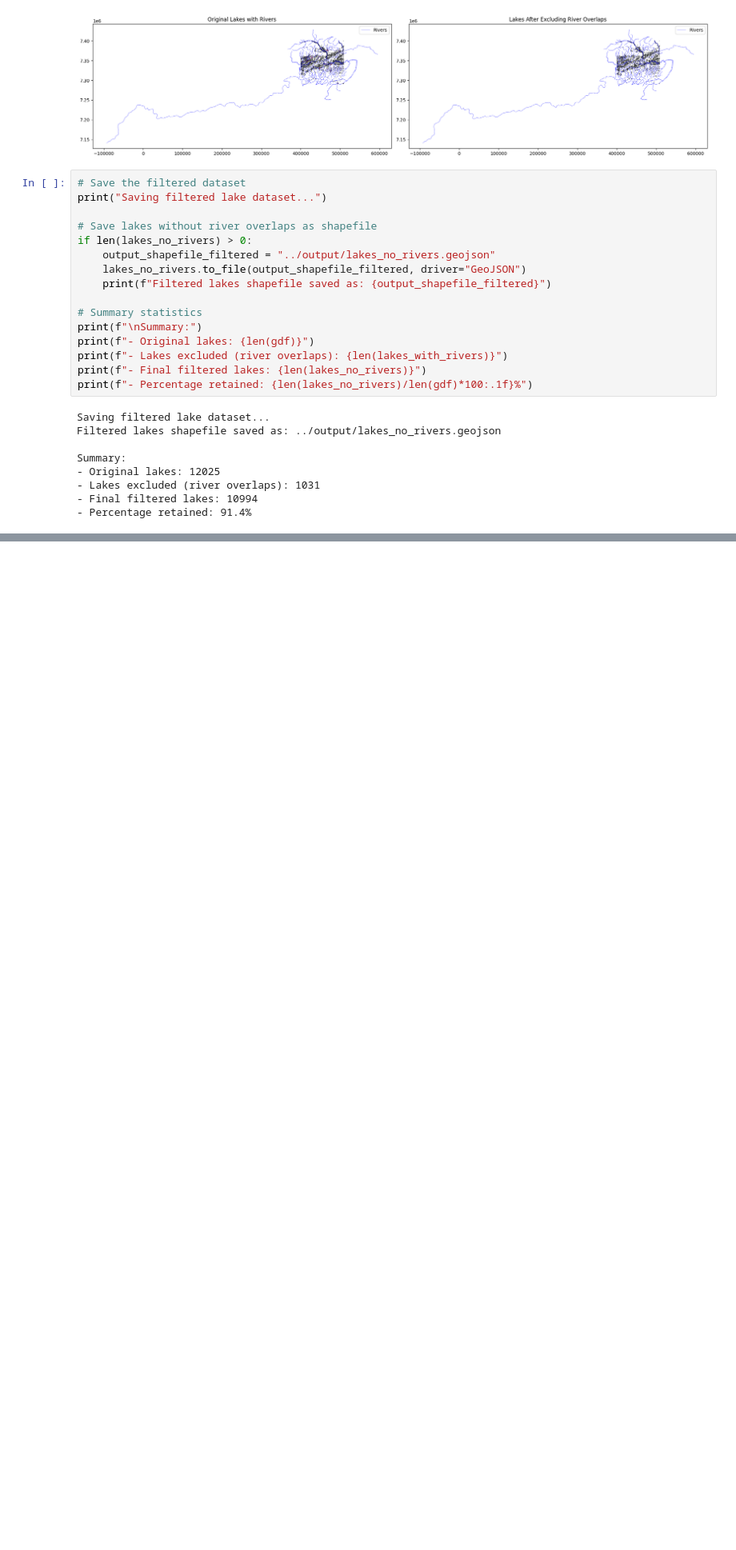
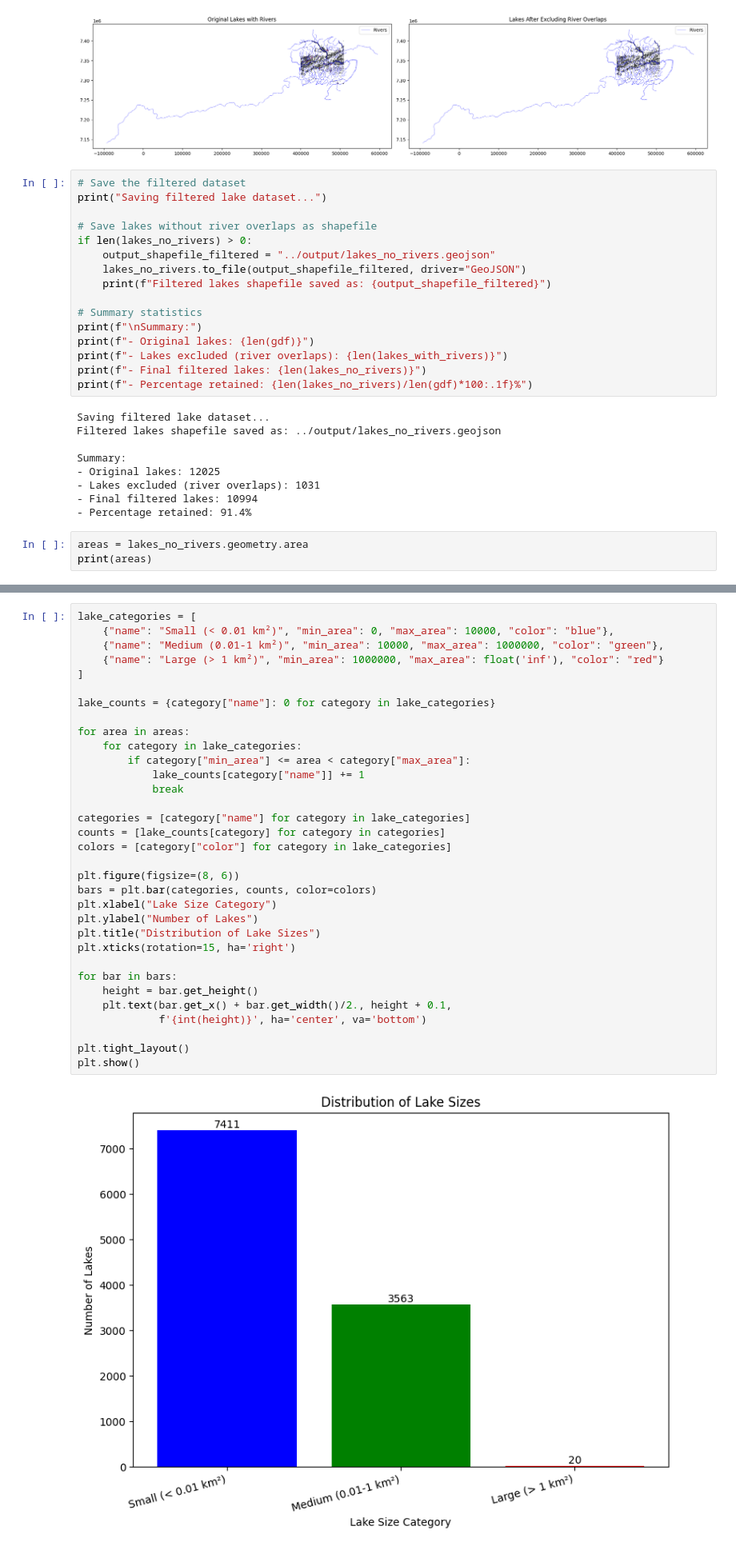
Before and after one commit to ajijohn/arcticlakecarbonprediction, a Jupyter notebook: notebooks/lakes.ipynb, the cells around one changed output, grey strips where cells are left out. Shown at 80% size. Cells and saved outputs as stored; diff of their text form; blank space fills up the shorter version.

Commit message:
add lake area distribution after rivers removed (incomplete)

```diff
--- a/notebooks/lakes.ipynb
+++ b/notebooks/lakes.ipynb
@@ -507,3 +477,6 @@ Summary:
 - Lakes excluded (river overlaps): 1031
 - Final filtered lakes: 10994
 - Percentage retained: 91.4%
+# %%
+areas = lakes_no_rivers.geometry.area
+print(areas)
@@ -509,0 +501,35 @@ Summary:
+# %%
+lake_categories = [
+    {"name": "Small (< 0.01 km²)", "min_area": 0, "max_area": 10000, "color": "blue"},
+    {"name": "Medium (0.01-1 km²)", "min_area": 10000, "max_area": 1000000, "color": "green"},
+    {"name": "Large (> 1 km²)", "min_area": 1000000, "max_area": float('inf'), "color": "red"}
+]
+
+lake_counts = {category["name"]: 0 for category in lake_categories}
+
+for area in areas:
+    for category in lake_categories:
+        if category["min_area"] <= area < category["max_area"]:
+            lake_counts[category["name"]] += 1
+            break
+
+categories = [category["name"] for category in lake_categories]
+counts = [lake_counts[category] for category in categories]
+colors = [category["color"] for category in lake_categories]
+
+plt.figure(figsize=(8, 6))
+bars = plt.bar(categories, counts, color=colors)
+plt.xlabel("Lake Size Category")
+plt.ylabel("Number of Lakes")
+plt.title("Distribution of Lake Sizes")
+plt.xticks(rotation=15, ha='right')
+
+for bar in bars:
+    height = bar.get_height()
+    plt.text(bar.get_x() + bar.get_width()/2., height + 0.1,
+             f'{int(height)}', ha='center', va='bottom')
+
+plt.tight_layout()
+plt.show()
+# %% [output]
+[figure, added]
```
Also changed, not shown: parts of 5 cells of this notebook.
